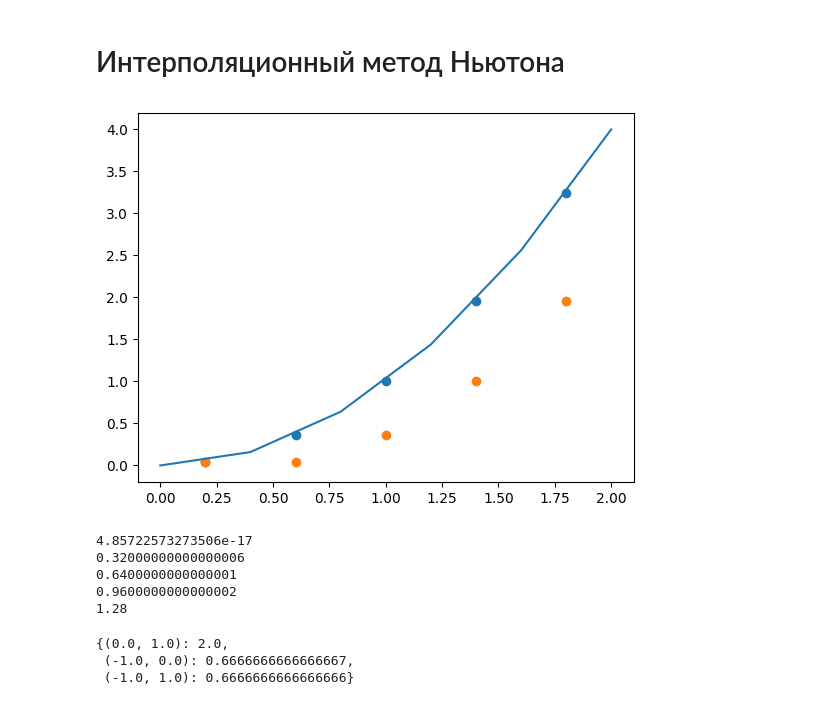
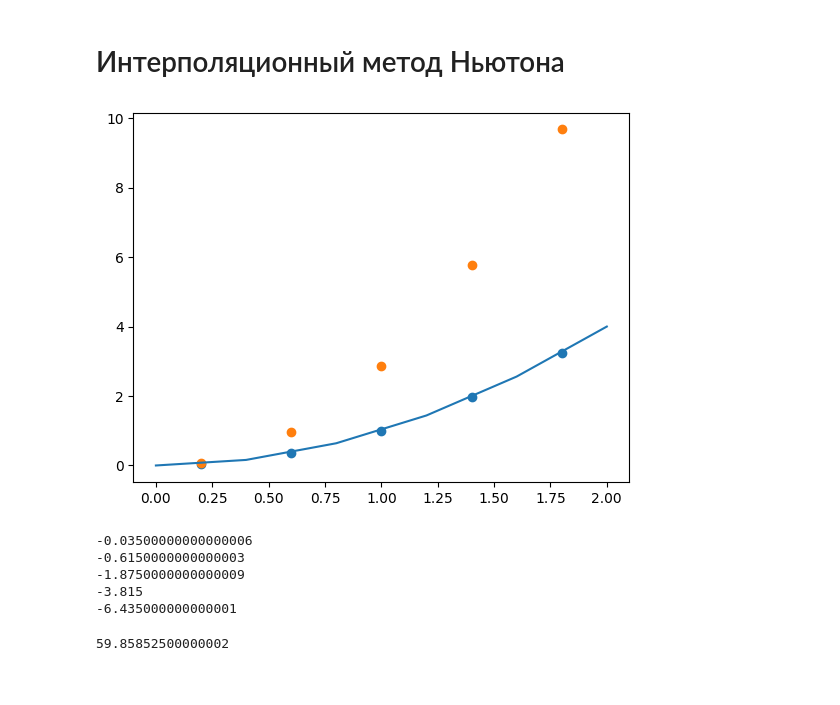
Before and after one commit to Leousov/Ch_met_3, a Jupyter notebook: NumMet_lab_4.ipynb, the cells around one changed output. Drawn from its saved outputs; the diff is of its cells as text; code cells hidden in the pictures.

```diff
--- a/NumMet_lab_4.ipynb
+++ b/NumMet_lab_4.ipynb
@@ -61,7 +61,7 @@ def div_dif(d, x, y, i, j, f_dict):
         f_dict[(x[i], x[j])] = (y[j] - y[i]) / d
         return f_dict[(x[i], x[j])]
     else:
-        f_dict[(x[i], x[j])] = (div_dif(d, x, y, i+1, j, f_dict) - div_dif(d, x, y, i, j-1, f_dict))  / (x[j] - x[i])
+        f_dict[(x[i], x[j])] = (div_dif(d, x, y, i+1, j, f_dict) - div_dif(d, x, y, i, j-1, f_dict)) / (x[j] - x[i])
         return f_dict[(x[i], x[j])]
 
 def int_new_prep(x_mas, y_mas):
@@ -70,48 +70,40 @@ def int_new_prep(x_mas, y_mas):
     return f_dict
 
 def int_new(x_mas, y_mas, x, f_dict):
+    d = x_mas[1] - x_mas[0]
     s = 0
     prod = 1
+    fac = 1
     for i in enumerate(x_mas):
         if i[0] == 0:
             s += y_mas[0]
         else:
-            prod *= (x - i[1])
-            s += prod * f_dict[(x_mas[0], i[1])]
+            prod *= (x - x_mas[0]) / d - (i[0] - 1)
+            fac *= i[0]
+            s += prod * f_dict[(x_mas[0], i[1])] / fac
     return s
 # %%
 
 x1 = np.arange(a + (b-a) / (2 * n), b - (b-a) / (2 * n)+0.00000000000001, (b-a) / n)
 y1 = []
 for i in x1:
     y1.append(f(i))
 fd = int_new_prep(x_mas, f_mas)
 y2 = []
 for i in x1:
     y2.append(int_new(x_mas, f_mas, i, fd))
 plt.plot(x_mas, f_mas)
 plt.scatter(x1,y1)
 plt.scatter(x1,y2)
 plt.show()
 for i in range(len(y1)):
     print(y1[i] - y2[i])
+rms(x1, y2, f)
 # %% [output]
-[figure, old version]
+[figure, new version]
-4.85722573273506e-17
-0.32000000000000006
-0.6400000000000001
-0.9600000000000002
-1.28
+-0.03500000000000006
+-0.6150000000000003
+-1.8750000000000009
+-3.815
+-6.435000000000001
+59.85852500000002
-# %%
-def ff(x):
-    return 3 ** (x)
-x = np.arange(-1, 1.+0.00000000000001, 1)
-fm = []
-for i in x:
-    fm.append(ff(i))
-fdd = int_new_prep(x, fm)
-fdd
-# %% [output]
-{(0.0, 1.0): 2.0,
- (-1.0, 0.0): 0.6666666666666667,
- (-1.0, 1.0): 0.6666666666666666}
```
Also changed, not shown: parts of 1 cell of this notebook.
